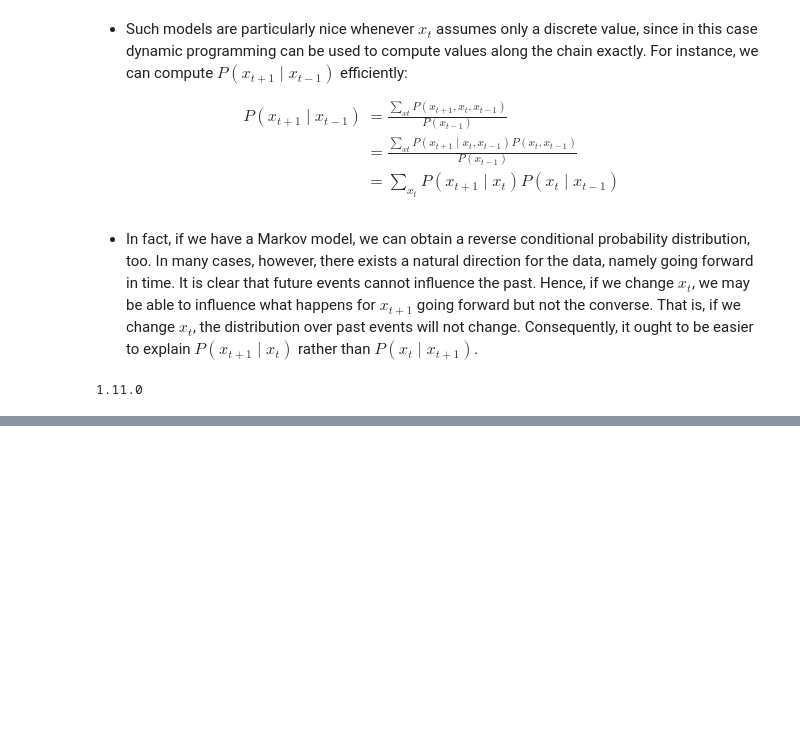
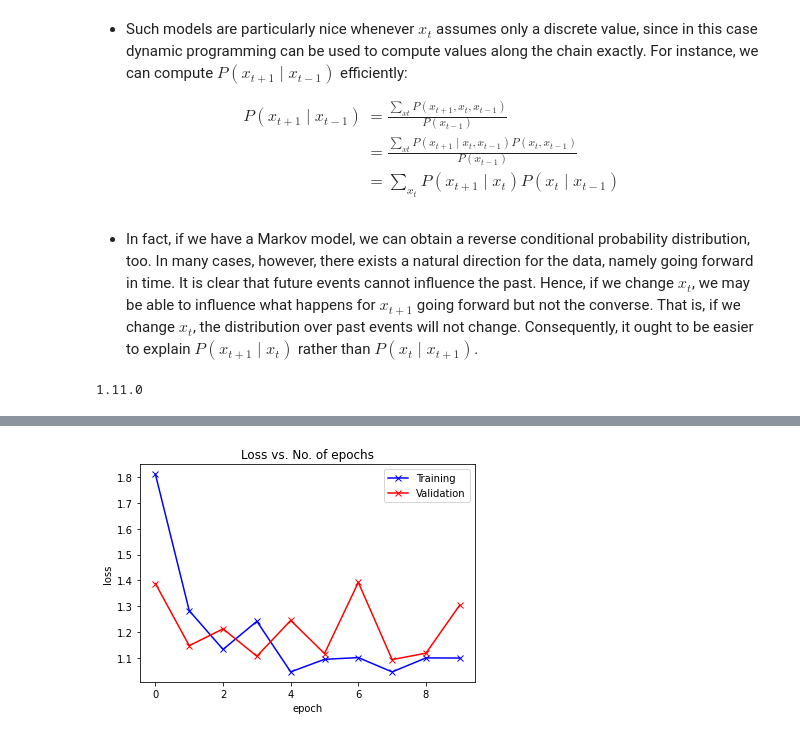
Before and after one commit to haodong2000/Vision2022, a Jupyter notebook: 8-2-rnn-nlp.ipynb, the cells around one changed output, grey strips where cells are left out. Drawn from its saved outputs; the diff is of its cells as text; code cells hidden in the pictures; blank space fills up the shorter version.

```diff
--- a/8-2-rnn-nlp.ipynb
+++ b/8-2-rnn-nlp.ipynb
@@ -152 +210,14 @@ Epoch -> 5              Loss -> 0.0 %
+# %%
+def plot_losses(train_losslist, valid_losslist):
+    plt.plot(train_losslist, '-bx')
+    plt.plot(valid_losslist, '-rx')
+    plt.xlabel('epoch')
+    plt.ylabel('loss')
+    plt.legend(['Training', 'Validation'])
+    plt.title('Loss vs. No. of epochs')
+    plt.show()
+# %%
+plot_losses(train_losslist, valid_losslist)
+# %% [output]
+[figure, added]
 # %%
```
Also changed, not shown: parts of 23 cells of this notebook.
